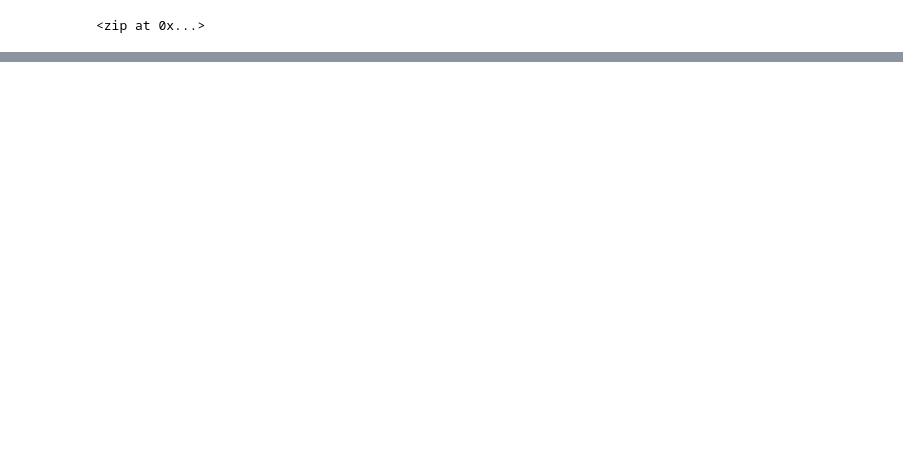
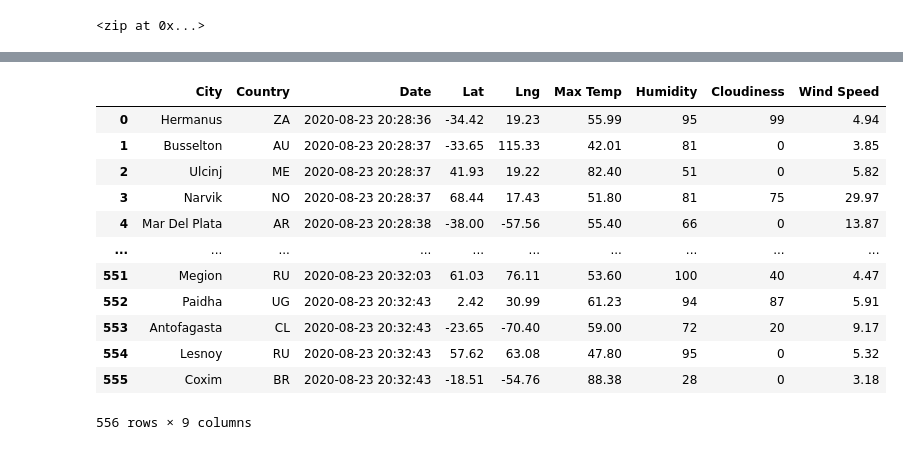
Before and after one commit to dhedden1126/World_Weather_Analysis, a Jupyter notebook: WeatherPy.ipynb, the cells around one changed output, grey strips where cells are left out. Drawn from its saved outputs; the diff is of its cells as text; code cells hidden in the pictures; blank space fills up the shorter version.

```diff
--- a/WeatherPy.ipynb
+++ b/WeatherPy.ipynb
@@ -5,3 +8,10 @@ import matplotlib.pyplot as plt
+# %%
+# Starting URL for Weather Map API Call + API Key variable
+url = "http://api.openweathermap.org/data/2.5/weather?units=Imperial&APPID=" + weather_api_key
+# Create an endpoint URL for a city.
+city_url = url + "&q=" + "Boston"
+# Make a 'Get' request for the city weather.
+city_weather = requests.get(city_url)
 # %%
 lats = np.random.uniform(-90, 90, size=1500)
 lngs = np.random.uniform(-90, 90, size=1500)
@@ -30,0 +41,11 @@ len(cities)
+# %%
+#Create a list for storing the data we pull
+city_data = []
+
+#Print the beginning of the logging
+print("Beginning Data Retrieval")
+print("-----------------------------")
+
+#Create the counters
+record_count = 1
+set_count = 1
@@ -30,0 +122,4 @@ len(cities)
+# %%
+# Convert the array of dictionaries to a Pandas DataFrame.
+city_data_df = pd.DataFrame(city_data)
+city_data_df.head(10)
@@ -30,0 +138,18 @@ len(cities)
+# %%
+column_order = ['City','Country','Date','Lat','Lng','Max Temp','Humidity','Cloudiness','Wind Speed']
+city_data_df =city_data_df[column_order]
+city_data_df
+# %% [output]
+|  | City | Country | Date | Lat | Lng | Max Temp | Humidity | Cloudiness | Wind Speed |
+| 0 | Hermanus | ZA | 2020-08-23 20:28:36 | -34.42 | 19.23 | 55.99 | 95 | 99 | 4.94 |
+| 1 | Busselton | AU | 2020-08-23 20:28:37 | -33.65 | 115.33 | 42.01 | 81 | 0 | 3.85 |
+| 2 | Ulcinj | ME | 2020-08-23 20:28:37 | 41.93 | 19.22 | 82.40 | 51 | 0 | 5.82 |
+| 3 | Narvik | NO | 2020-08-23 20:28:37 | 68.44 | 17.43 | 51.80 | 81 | 75 | 29.97 |
+| 4 | Mar Del Plata | AR | 2020-08-23 20:28:38 | -38.00 | -57.56 | 55.40 | 66 | 0 | 13.87 |
+| ... | ... | ... | ... | ... | ... | ... | ... | ... | ... |
+| 551 | Megion | RU | 2020-08-23 20:32:03 | 61.03 | 76.11 | 53.60 | 100 | 40 | 4.47 |
+| 552 | Paidha | UG | 2020-08-23 20:32:43 | 2.42 | 30.99 | 61.23 | 94 | 87 | 5.91 |
+| 553 | Antofagasta | CL | 2020-08-23 20:32:43 | -23.65 | -70.40 | 59.00 | 72 | 20 | 9.17 |
+| 554 | Lesnoy | RU | 2020-08-23 20:32:43 | 57.62 | 63.08 | 47.80 | 95 | 0 | 5.32 |
+| 555 | Coxim | BR | 2020-08-23 20:32:43 | -18.51 | -54.76 | 88.38 | 28 | 0 | 3.18 |
+556 rows × 9 columns
```
Also changed, not shown: parts of 6 cells of this notebook, 1 other file.
